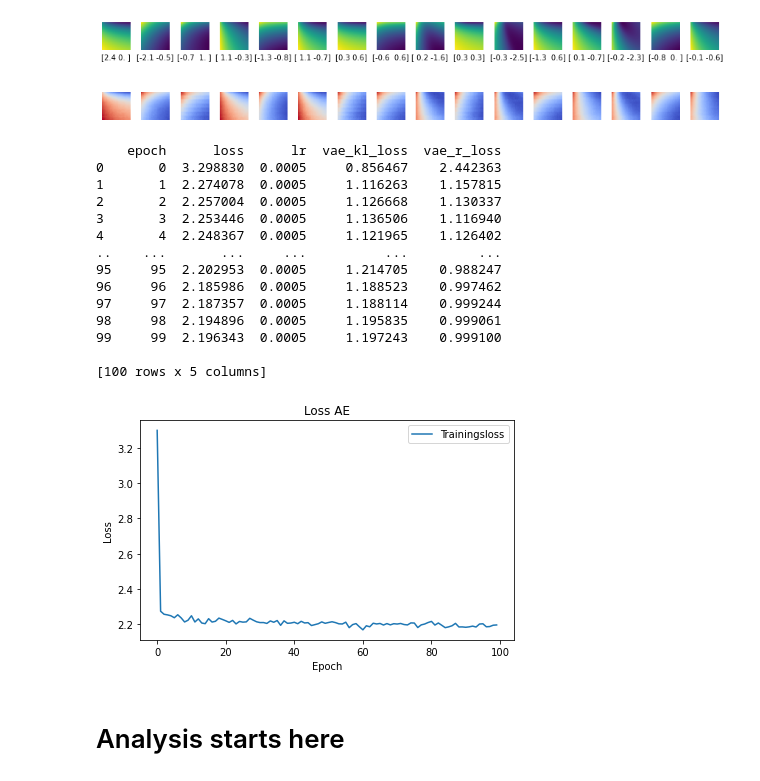
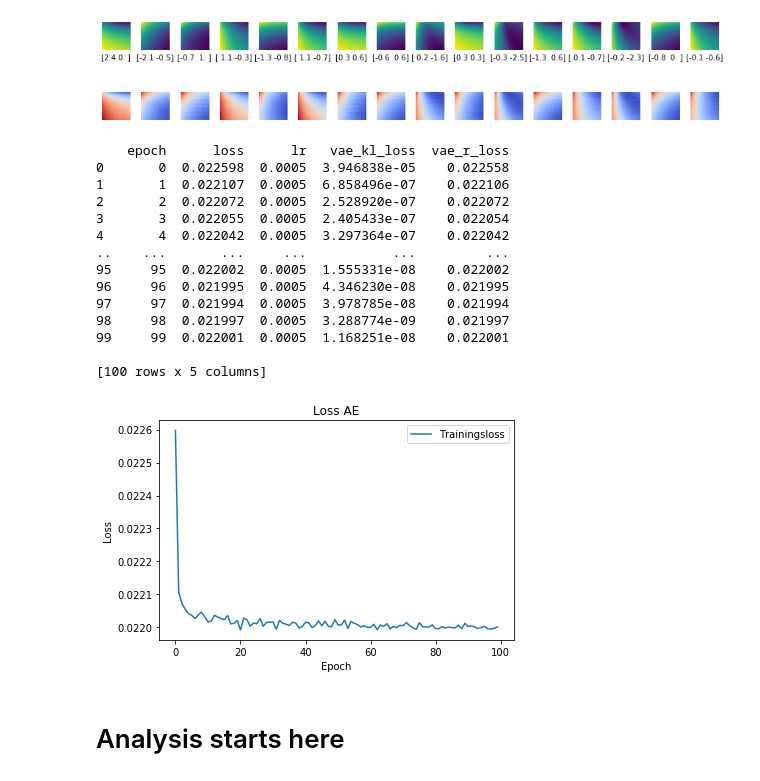
Before and after one commit to chstaed97/AE_VAE_Masterarbeit, a Jupyter notebook: vae_iv.ipynb, the cells around one changed output. Drawn from its saved outputs; the diff is of its cells as text; code cells hidden in the pictures.

```diff
--- a/vae_iv.ipynb
+++ b/vae_iv.ipynb
@@ -332,35 +338,35 @@ fig.savefig('Rek_VAE_Fix')
 # %%
 # Plot des gesamten Verlustes
 
 import pandas as pd
-df = pd.read_csv('log.csv', sep=';')
+df = pd.read_csv('C:\\Projekte\\dev\\git\\Masterarbeit\\RE1.0_KL1.0_VAE\\log.csv', sep=';')
 print(df)
 
 # Plot
 plt.figure()
 plt.plot(df['epoch'], df['loss'], ls='-')
 plt.title('Loss AE')
 plt.xlabel('Epoch')
 plt.ylabel('Loss')
 plt.legend(['Trainingsloss'])
 plt.savefig('LossVAE.png')
 plt.tight_layout()
 # %% [output]
-    epoch      loss      lr  vae_kl_loss  vae_r_loss
-0       0  3.298830  0.0005     0.856467    2.442363
-1       1  2.274078  0.0005     1.116263    1.157815
-2       2  2.257004  0.0005     1.126668    1.130337
-3       3  2.253446  0.0005     1.136506    1.116940
-4       4  2.248367  0.0005     1.121965    1.126402
-..    ...       ...     ...          ...         ...
-95     95  2.202953  0.0005     1.214705    0.988247
-96     96  2.185986  0.0005     1.188523    0.997462
-97     97  2.187357  0.0005     1.188114    0.999244
-98     98  2.194896  0.0005     1.195835    0.999061
-99     99  2.196343  0.0005     1.197243    0.999100
+    epoch      loss      lr   vae_kl_loss  vae_r_loss
+0       0  0.022598  0.0005  3.946838e-05    0.022558
+1       1  0.022107  0.0005  6.858496e-07    0.022106
+2       2  0.022072  0.0005  2.528920e-07    0.022072
+3       3  0.022055  0.0005  2.405433e-07    0.022054
+4       4  0.022042  0.0005  3.297364e-07    0.022042
+..    ...       ...     ...           ...         ...
+95     95  0.022002  0.0005  1.555331e-08    0.022002
+96     96  0.021995  0.0005  4.346230e-08    0.021995
+97     97  0.021994  0.0005  3.978785e-08    0.021994
+98     98  0.021997  0.0005  3.288774e-09    0.021997
+99     99  0.022001  0.0005  1.168251e-08    0.022001
 
 [100 rows x 5 columns]
-[figure, old version]
+[figure, new version]
 # %% [markdown]
 # Analysis starts here
 # %%
```
Also changed, not shown: parts of 2 cells of this notebook.
